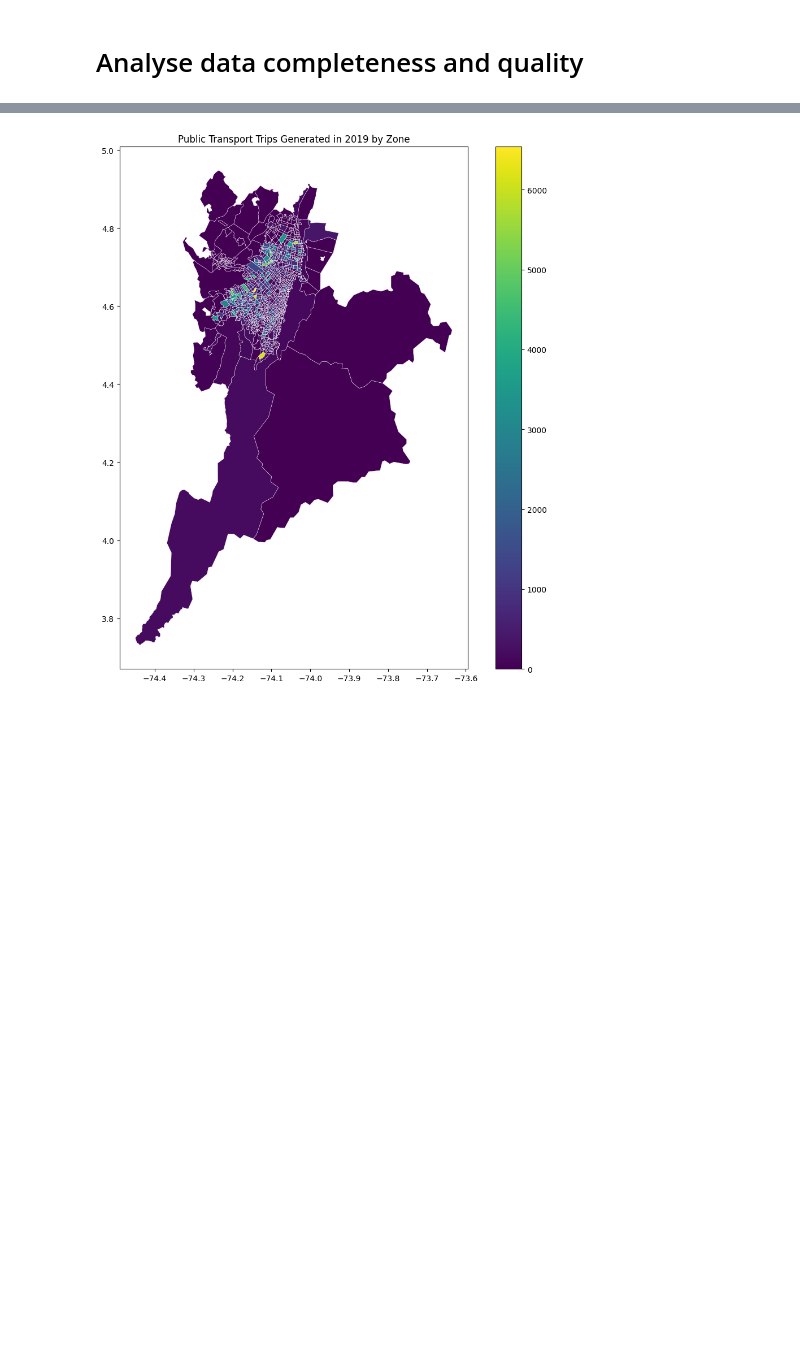
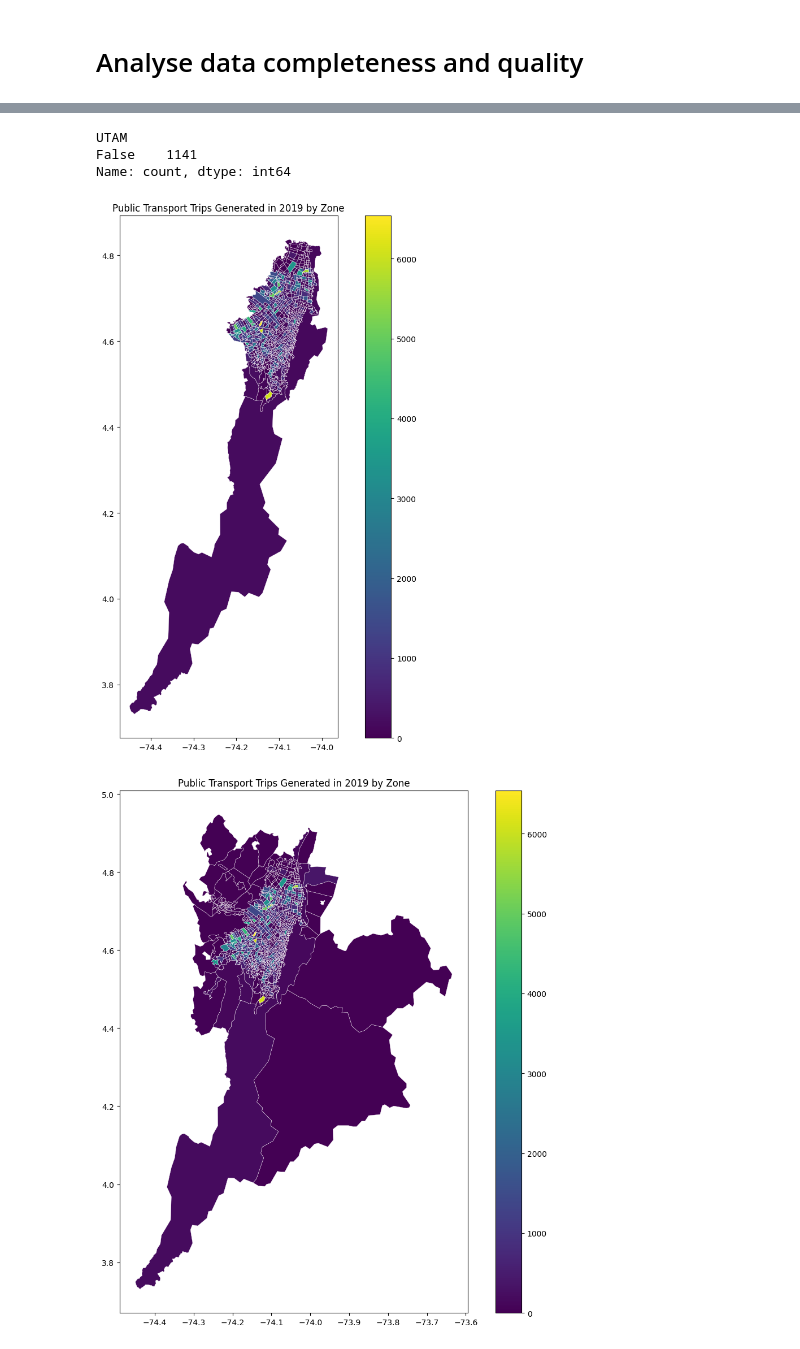
Before and after one commit to mjgvs-dft/ITS-minihack, a Jupyter notebook: analysis/notebooks/1_explore-zat.ipynb, the cells around one changed output, grey strips where cells are left out. Saved outputs shown, nothing was run; the diff lists cells and outputs as text; code cells hidden in the pictures; blank space fills up the shorter version.

Commit message:
filter down to city center only, and add the GEN/ATR distinction on the folium map

```diff
--- a/analysis/notebooks/1_explore-zat.ipynb
+++ b/analysis/notebooks/1_explore-zat.ipynb
@@ -52,8 +52,11 @@ import matplotlib.pyplot as plt
 import folium
 import contextily as ctx
 input_path_shapefile = '../data/input/zat/ZAT.shp'
+input_path_shapefile2 = '../data/input/zat_v2/ZAT.shp'
 output_path_figures = '../figures'
 # %%
 # Load the shapefile
 
 zat_data = gpd.read_file(input_path_shapefile)
+zat_data_center_info = gpd.read_file(input_path_shapefile2)
+zat_data = zat_data.merge(zat_data_center_info[['ZAT', 'NOMMun', 'UTAM']], on='ZAT', how='left')
@@ -100,3 +125,32 @@ print(zat_data.isnull().sum())
+# %%
+(zat_data["UTAM"] == "N/A").sum()
+
+zat_data["UTAM"].isna().value_counts()
+# %% [output]
+UTAM
+False    1141
+Name: count, dtype: int64
+# %%
+# Filter the zones to city center
+zat_data_filtered = zat_data[zat_data['NOMMun'] == 'Bogotá']
+zat_data_filtered = zat_data_filtered[-(zat_data_filtered['UTAM'] == 'N/A')]
+zat_data_filtered = zat_data_filtered[zat_data_filtered['UTAM'].notnull()]
+
+# 1. Visualize ZAT zones
+
+
+fig, ax = plt.subplots(figsize=(10, 10))
+zat_data_filtered.plot(column='GEN_2019',
+              #cmap='OrRd',
+              edgecolor='white',
+              linewidth=0.3,
+              legend=True,
+              ax=ax)
+ax.set_title('Public Transport Trips Generated in 2019 by Zone')
+plt.tight_layout()
+# plt.savefig(f'{output_path_figures}/zat_trips_2019.png')
+# %% [output]
+[figure, added]
 # %%
 # 1. Visualize ZAT zones
 fig, ax = plt.subplots(figsize=(10, 10))
```
Also changed, not shown: parts of 6 cells of this notebook, 1 other file.
